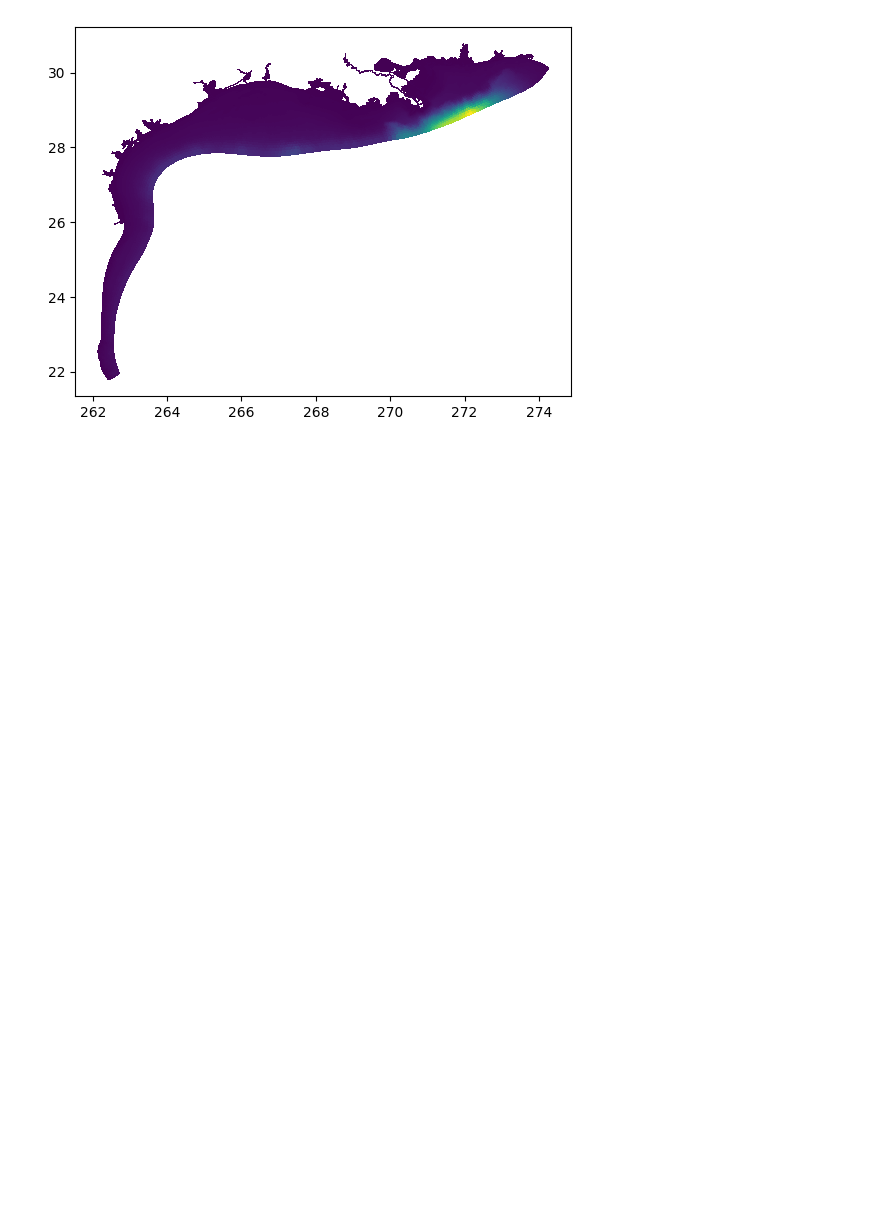
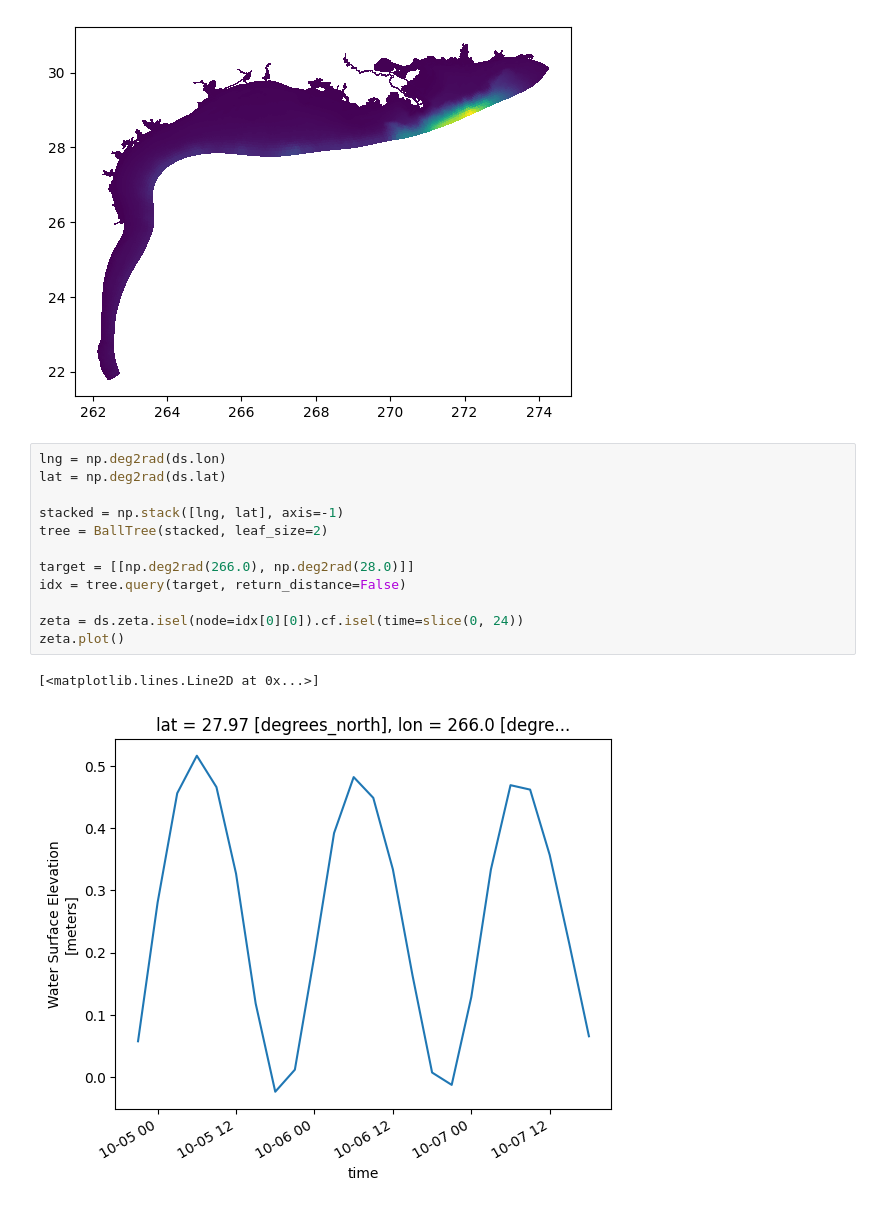
Before and after one commit to mpiannucci/ocean-notebooks, a Jupyter notebook: ngofs2_best.ipynb, the cells around one changed output. Saved outputs shown, nothing was run; the diff lists cells and outputs as text; blank space fills up the shorter version.

Commit message:
ngofs2 point query

```diff
--- a/ngofs2_best.ipynb
+++ b/ngofs2_best.ipynb
@@ -45,3 +46,18 @@ plt.tripcolor(tris, ds.h.isel(time=0), shading='flat')
 # %% [output]
 <matplotlib.collections.PolyCollection at 0x...>
 [figure]
+# %%
+lng = np.deg2rad(ds.lon)
+lat = np.deg2rad(ds.lat)
+
+stacked = np.stack([lng, lat], axis=-1)
+tree = BallTree(stacked, leaf_size=2)
+
+target = [[np.deg2rad(266.0), np.deg2rad(28.0)]]
+idx = tree.query(target, return_distance=False)
+
+zeta = ds.zeta.isel(node=idx[0][0]).cf.isel(time=slice(0, 24))
+zeta.plot()
+# %% [output]
+[<matplotlib.lines.Line2D at 0x...>]
+[figure, added]
```
Also changed, not shown: parts of 1 cell of this notebook.
